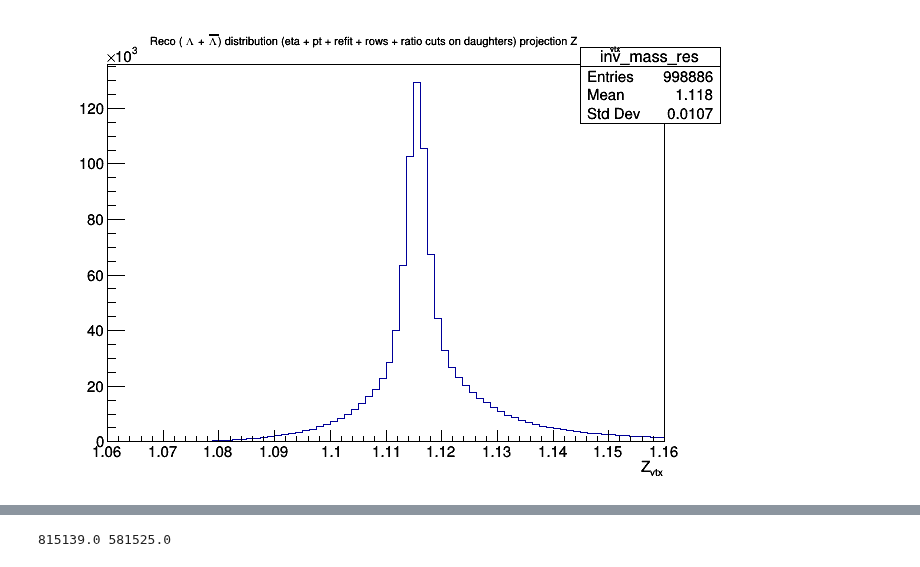
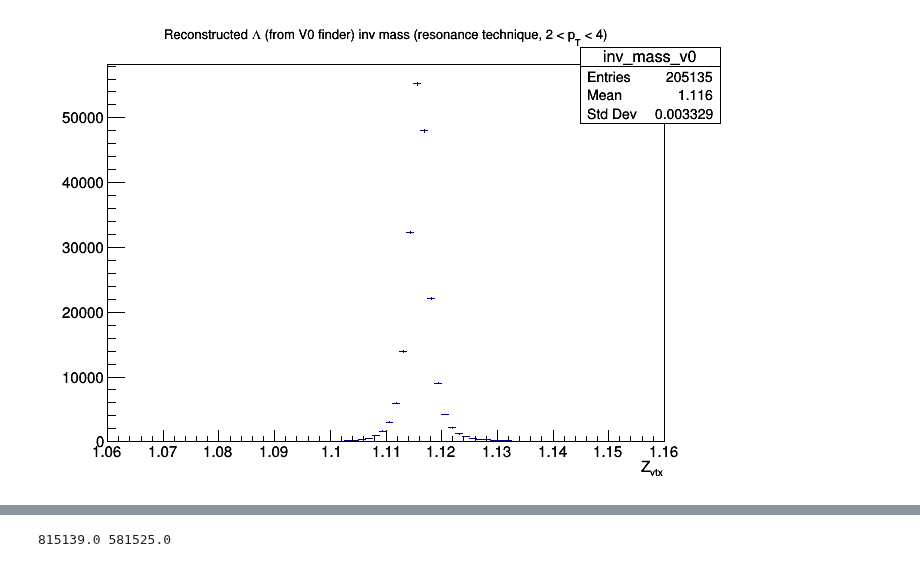
Before and after one commit to rhanniga/lambda-over-hadron, a Jupyter notebook: mc/offline/v0_resonance_comp.ipynb, the cells around one changed output, grey strips where cells are left out. Saved outputs shown, nothing was run; the diff lists cells and outputs as text; code cells hidden in the pictures.

```diff
--- a/mc/offline/v0_resonance_comp.ipynb
+++ b/mc/offline/v0_resonance_comp.ipynb
@@ -5,5 +3,5 @@ Welcome to JupyROOT 6.24/06
 # %%
-input_file = rt.TFile("~/v0_corr.root")
+input_file = rt.TFile("~/OneDrive/Research/Output/lambda-over-hadron/mc-out.root")
 input_list = input_file.Get("h-lambda_eff")
 input_file.Close()
 # %% [output]
@@ -28,5 +26,7 @@ c.Draw()
-# %%
-inv_mass_res.Draw()
-c.Draw()
-# %% [output]
-[figure, removed]
+# %%
+inv_mass_v0.Sumw2()
+inv_mass_v0.SetTitle("Reconstructed #Lambda (from V0 finder) inv mass (resonance technique, 2 < p_{T} < 4)")
+inv_mass_v0.Draw()
+c.Draw()
+# %% [output]
+[figure, added]
```
Also changed, not shown: parts of 7 cells of this notebook, 1 other file.
